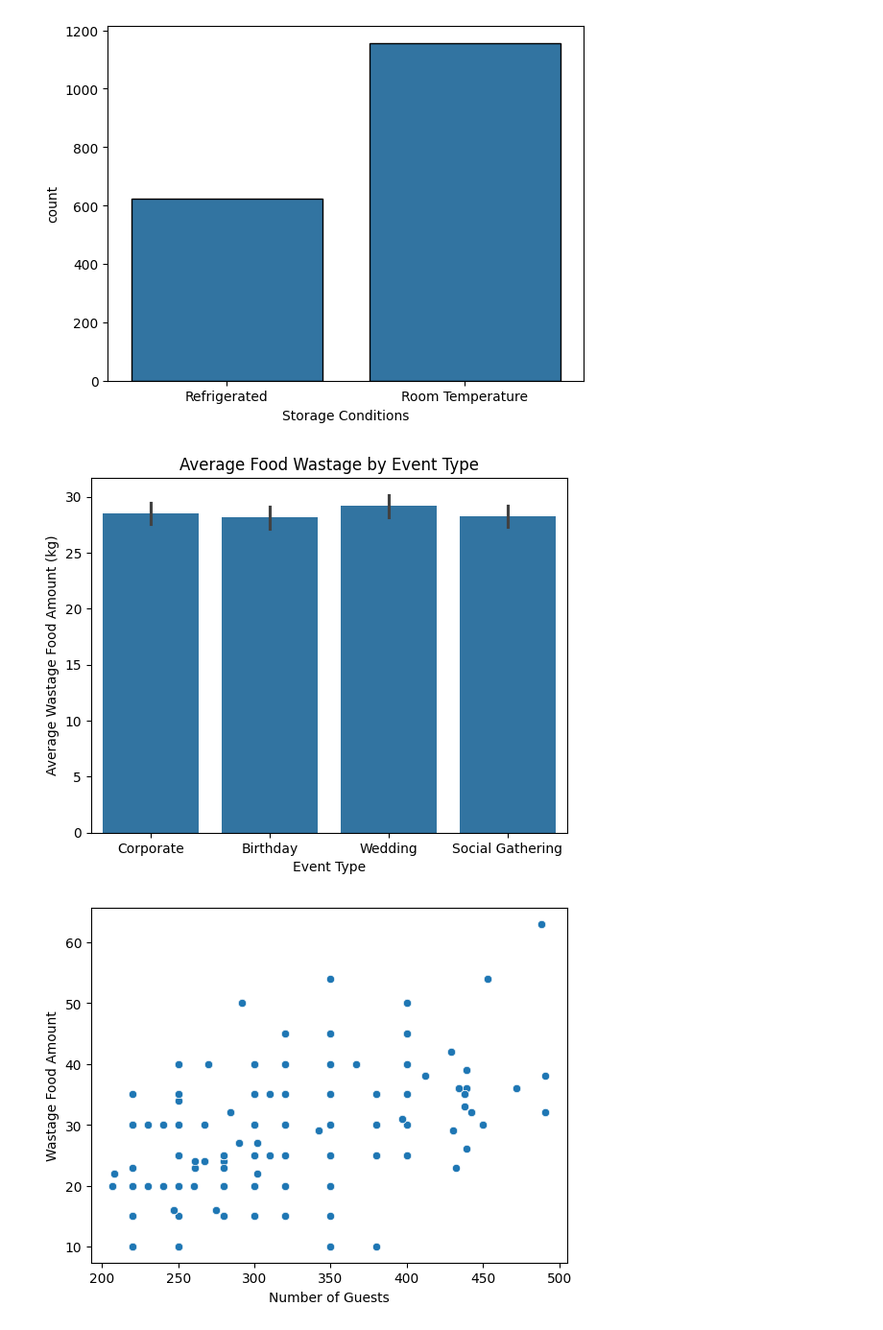
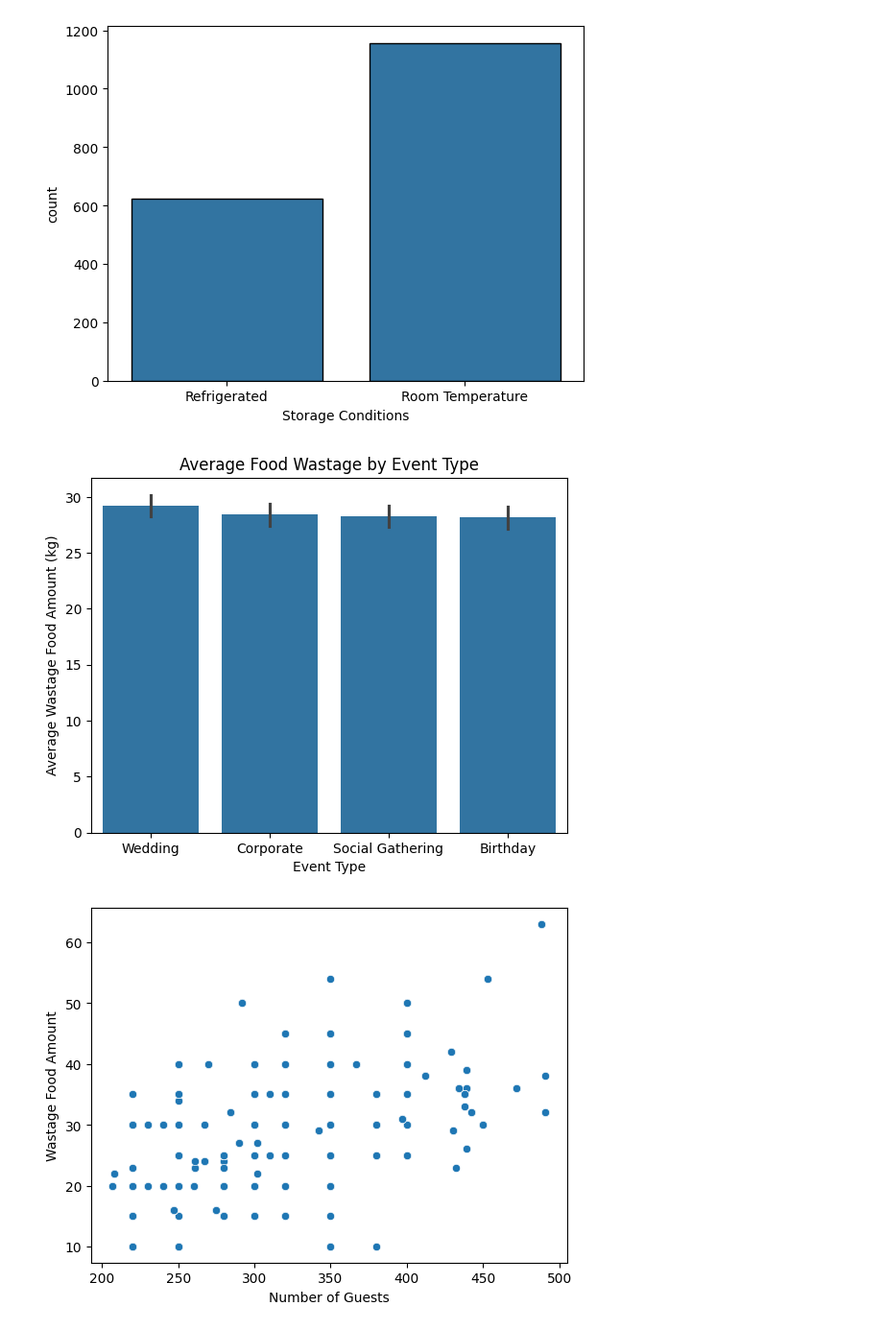
Before and after one commit to PalashMahata17/Machine_Learning, a Jupyter notebook: Self_Project_MML.ipynb, the cells around one changed output. Shown at 96% size. Drawn from its saved outputs; the diff is of its cells as text; code cells hidden in the pictures.

```diff
--- a/Self_Project_MML.ipynb
+++ b/Self_Project_MML.ipynb
@@ -130,13 +151,15 @@ plt.show()
 # %% [output]
 [figure]
 # %%
-sns.barplot(data=df,x='Event Type', y='Wastage Food Amount')
+avg_wastage_by_event = df.groupby('Event Type')['Wastage Food Amount'].mean().sort_values(ascending=False)
+
+sns.barplot(data=df, x='Event Type', y='Wastage Food Amount', order=avg_wastage_by_event.index)
 plt.title('Average Food Wastage by Event Type')
 plt.ylabel('Average Wastage Food Amount (kg)')
 plt.xlabel('Event Type')
 plt.show()
 # %% [output]
-[figure, old version]
+[figure, new version]
 # %%
 # Bivariate Relationships
 # Wastage vs. Number of Guests
```
Also changed, not shown: parts of 17 cells of this notebook.
